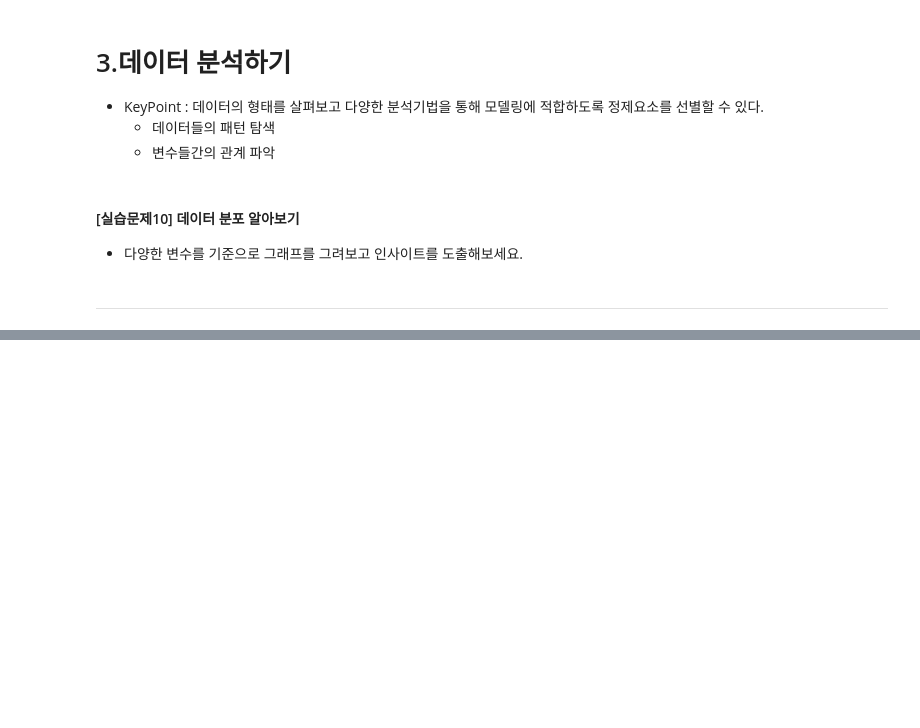
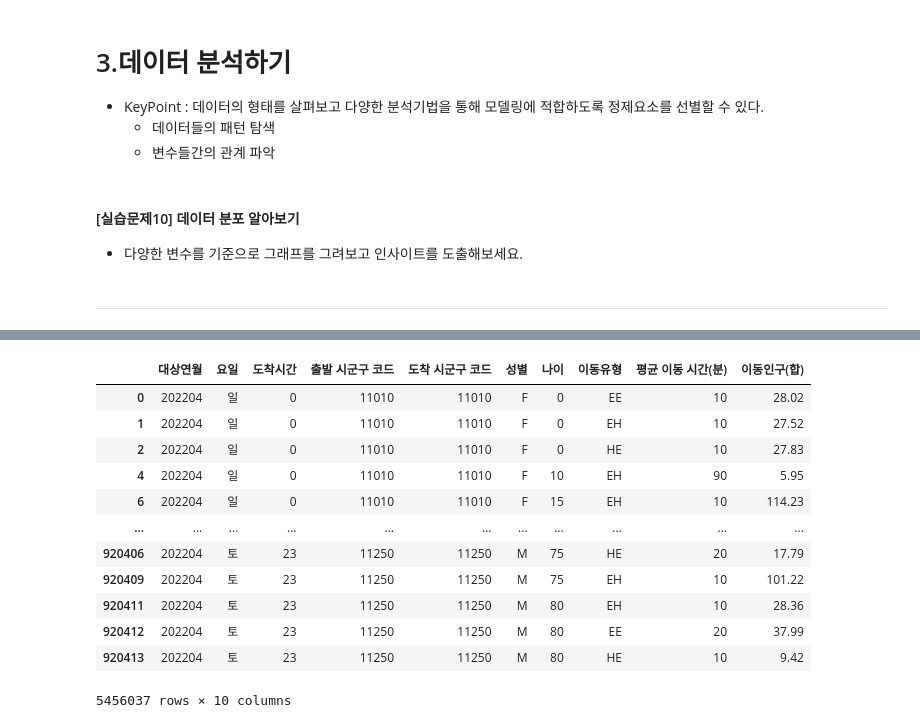
Before and after one commit to cyeongy/kt-aivle, a Jupyter notebook: 미니프로젝트1_서울시버스수요분석_학생용/서울시버스수요분석/1.2 데이터 불러오기 및 분석(EDA)_1차_유동인구데이터.ipynb, the cells around one changed output, grey strips where cells are left out. Cells and saved outputs as stored; diff of their text form; code cells hidden in the pictures; blank space fills up the shorter version.

```diff
--- a/미니프로젝트1_서울시버스수요분석_학생용/서울시버스수요분석/1.2 데이터 불러오기 및 분석(EDA)_1차_유동인구데이터.ipynb
+++ b/미니프로젝트1_서울시버스수요분석_학생용/서울시버스수요분석/1.2 데이터 불러오기 및 분석(EDA)_1차_유동인구데이터.ipynb
@@ -549,0 +670,16 @@ print(3790282/4)
+# %%
+circle_of_seoul.loc[~circle_of_seoul['이동유형'].isin(['WH', 'HW', 'WW', 'WE', 'EW']), : ]
+# %% [output]
+|  | 대상연월 | 요일 | 도착시간 | 출발 시군구 코드 | 도착 시군구 코드 | 성별 | 나이 | 이동유형 | 평균 이동 시간(분) | 이동인구(합) |
+| 0 | 202204 | 일 | 0 | 11010 | 11010 | F | 0 | EE | 10 | 28.02 |
+| 1 | 202204 | 일 | 0 | 11010 | 11010 | F | 0 | EH | 10 | 27.52 |
+| 2 | 202204 | 일 | 0 | 11010 | 11010 | F | 0 | HE | 10 | 27.83 |
+| 4 | 202204 | 일 | 0 | 11010 | 11010 | F | 10 | EH | 90 | 5.95 |
+| 6 | 202204 | 일 | 0 | 11010 | 11010 | F | 15 | EH | 10 | 114.23 |
+| ... | ... | ... | ... | ... | ... | ... | ... | ... | ... | ... |
+| 920406 | 202204 | 토 | 23 | 11250 | 11250 | M | 75 | HE | 20 | 17.79 |
+| 920409 | 202204 | 토 | 23 | 11250 | 11250 | M | 75 | EH | 10 | 101.22 |
+| 920411 | 202204 | 토 | 23 | 11250 | 11250 | M | 80 | EH | 10 | 28.36 |
+| 920412 | 202204 | 토 | 23 | 11250 | 11250 | M | 80 | EE | 20 | 37.99 |
+| 920413 | 202204 | 토 | 23 | 11250 | 11250 | M | 80 | HE | 10 | 9.42 |
+5456037 rows × 10 columns
```
Also changed, not shown: parts of 21 cells of this notebook.
